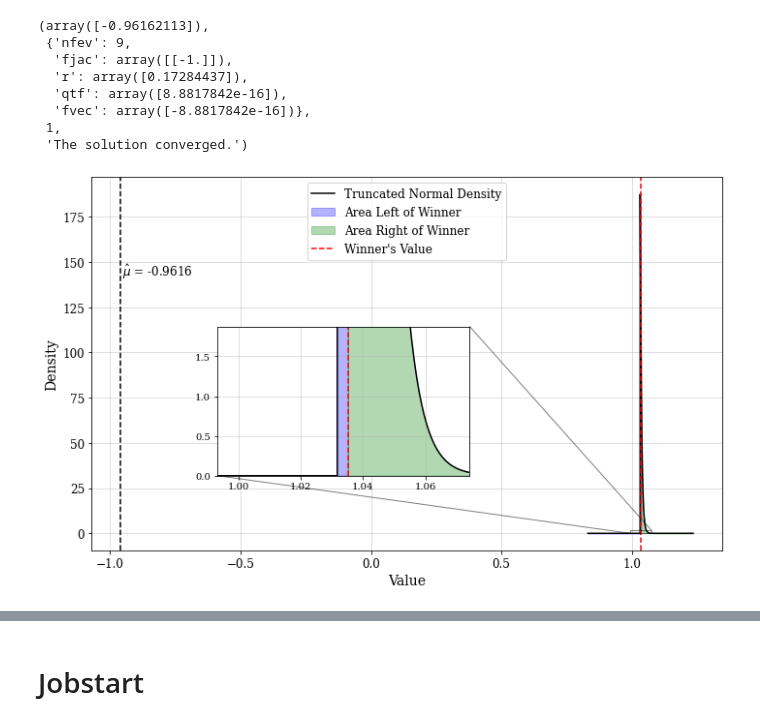
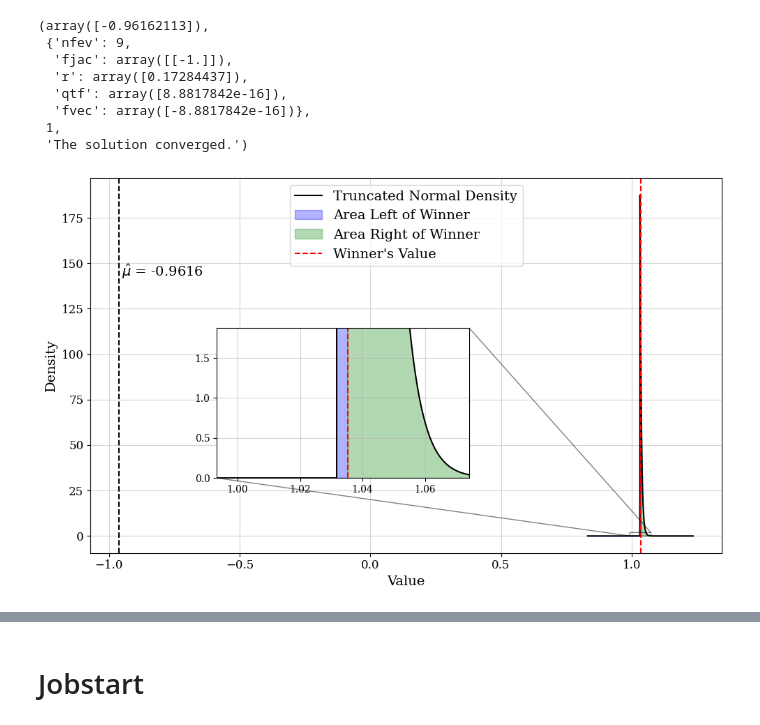
Before and after one commit to iamsikun/winners-curse, a Jupyter notebook: notebooks/andrews_et_al_2024_qje.ipynb, the cells around one changed output, grey strips where cells are left out. Drawn from its saved outputs; the diff is of its cells as text; code cells hidden in the pictures.

```diff
--- a/notebooks/andrews_et_al_2024_qje.ipynb
+++ b/notebooks/andrews_et_al_2024_qje.ipynb
@@ -20,7 +19,7 @@ import seaborn as sns
 # visualization params
 # label size
 tick_label_size = 12
-legend_label_size = 12
+legend_label_size = 14
 axis_label_size = 14
 title_size = 18
 # font
@@ -274,36 +273,36 @@ ax.text(
 
 # Create an inset axes for the zoomed-in view of the PDF
 axins_pdf = ax.inset_axes([0.2, 0.2, 0.4, 0.4])  # [x, y, width, height] in axes coordinates
 # Add area under curve with different shades
 # axins_pdf.plot(x, y_pdf, color='black')
 axins_pdf.plot(x, y, color='black', label='Truncated Normal Distribution')
 # Fill area to the left of winner's value
 axins_pdf.fill_between(x[:winner_idx+1], y[:winner_idx+1], alpha=0.3, color='blue', label='Area Left of Winner')
 # Fill area to the right of winner's value
 axins_pdf.fill_between(x[winner_idx:], y[winner_idx:], alpha=0.3, color='green', label='Area Right of Winner')
 
 # Set the limits for the inset axes to focus on the area around the estimated winner's value
 x_min, x_max = x[400], x[-400]
 y_min, y_max = 0, max(y) * 0.01
 axins_pdf.set_xlim(x_min, x_max)
 axins_pdf.set_ylim(y_min, y_max)
 axins_pdf.axvline(winner_val, color='red', linestyle='--')
 axins_pdf.axvline(result[0][0], color='black', linestyle='--')
 axins_pdf.grid(True, alpha=0.5)
 ax.indicate_inset_zoom(axins_pdf, edgecolor="black")
 
 ax.tick_params(axis='both', which='both', labelsize=tick_label_size)
 ax.set_xlabel('Value', fontsize=axis_label_size)
 ax.set_ylabel('Density', fontsize=axis_label_size)
 # ax.set_title(f"Density When Winner={winner_val:.4f} and Loser={loser_val:.4f}", fontsize=title_size)
 ax.grid(alpha=0.5)
-ax.legend(fontsize=legend_label_size)
+ax.legend(fontsize=legend_label_size, loc='upper center')
 
 plt.tight_layout()
-plt.savefig('figures/irregular_truncated_normal_density.jpg')
+plt.savefig('../figures/irregular_truncated_normal_density.pdf')
 plt.show()
 # %% [output]
-[figure, old version]
+[figure, new version]
 # %%
 tau1 = 1
 diff_arr = np.linspace(1e-5, 0.1, 5000)
```
Also changed, not shown: parts of 6 cells of this notebook, 20 other files.
